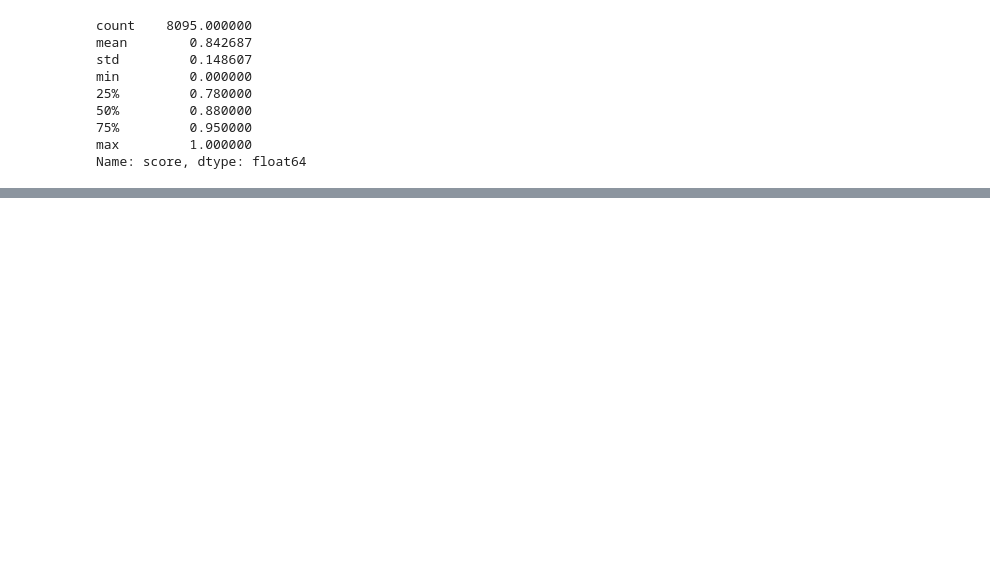
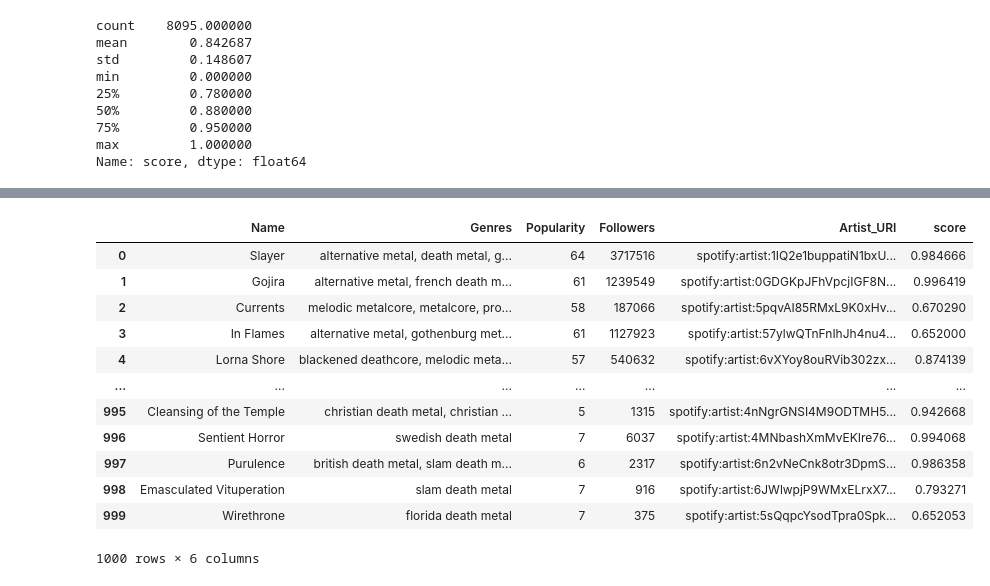
Before and after one commit to chainReactionCol/newRep, a Jupyter notebook: Ev_ML_Sanchez_Ruiz.ipynb, the cells around one changed output, grey strips where cells are left out. Cells and saved outputs as stored; diff of their text form; code cells hidden in the pictures; blank space fills up the shorter version.

```diff
--- a/Ev_ML_Sanchez_Ruiz.ipynb
+++ b/Ev_ML_Sanchez_Ruiz.ipynb
@@ -108,0 +204,16 @@ Max: 1.0
+# %%
+Spotify_df
+# %% [output]
+|  | Name | Genres | Popularity | Followers | Artist_URI | score |
+| 0 | Slayer | alternative metal, death metal, g... | 64 | 3717516 | spotify:artist:1IQ2e1buppatiN1bxU... | 0.984666 |
+| 1 | Gojira | alternative metal, french death m... | 61 | 1239549 | spotify:artist:0GDGKpJFhVpcjIGF8N... | 0.996419 |
+| 2 | Currents | melodic metalcore, metalcore, pro... | 58 | 187066 | spotify:artist:5pqvAI85RMxL9K0xHv... | 0.670290 |
+| 3 | In Flames | alternative metal, gothenburg met... | 61 | 1127923 | spotify:artist:57ylwQTnFnIhJh4nu4... | 0.652000 |
+| 4 | Lorna Shore | blackened deathcore, melodic meta... | 57 | 540632 | spotify:artist:6vXYoy8ouRVib302zx... | 0.874139 |
+| ... | ... | ... | ... | ... | ... | ... |
+| 995 | Cleansing of the Temple | christian death metal, christian ... | 5 | 1315 | spotify:artist:4nNgrGNSI4M9ODTMH5... | 0.942668 |
+| 996 | Sentient Horror | swedish death metal | 7 | 6037 | spotify:artist:4MNbashXmMvEKIre76... | 0.994068 |
+| 997 | Purulence | british death metal, slam death m... | 6 | 2317 | spotify:artist:6n2vNeCnk8otr3DpmS... | 0.986358 |
+| 998 | Emasculated Vituperation | slam death metal | 7 | 916 | spotify:artist:6JWlwpjP9WMxELrxX7... | 0.793271 |
+| 999 | Wirethrone | florida death metal | 7 | 375 | spotify:artist:5sQqpcYsodTpra0Spk... | 0.652053 |
+1000 rows × 6 columns
```
Also changed, not shown: parts of 9 cells of this notebook.
